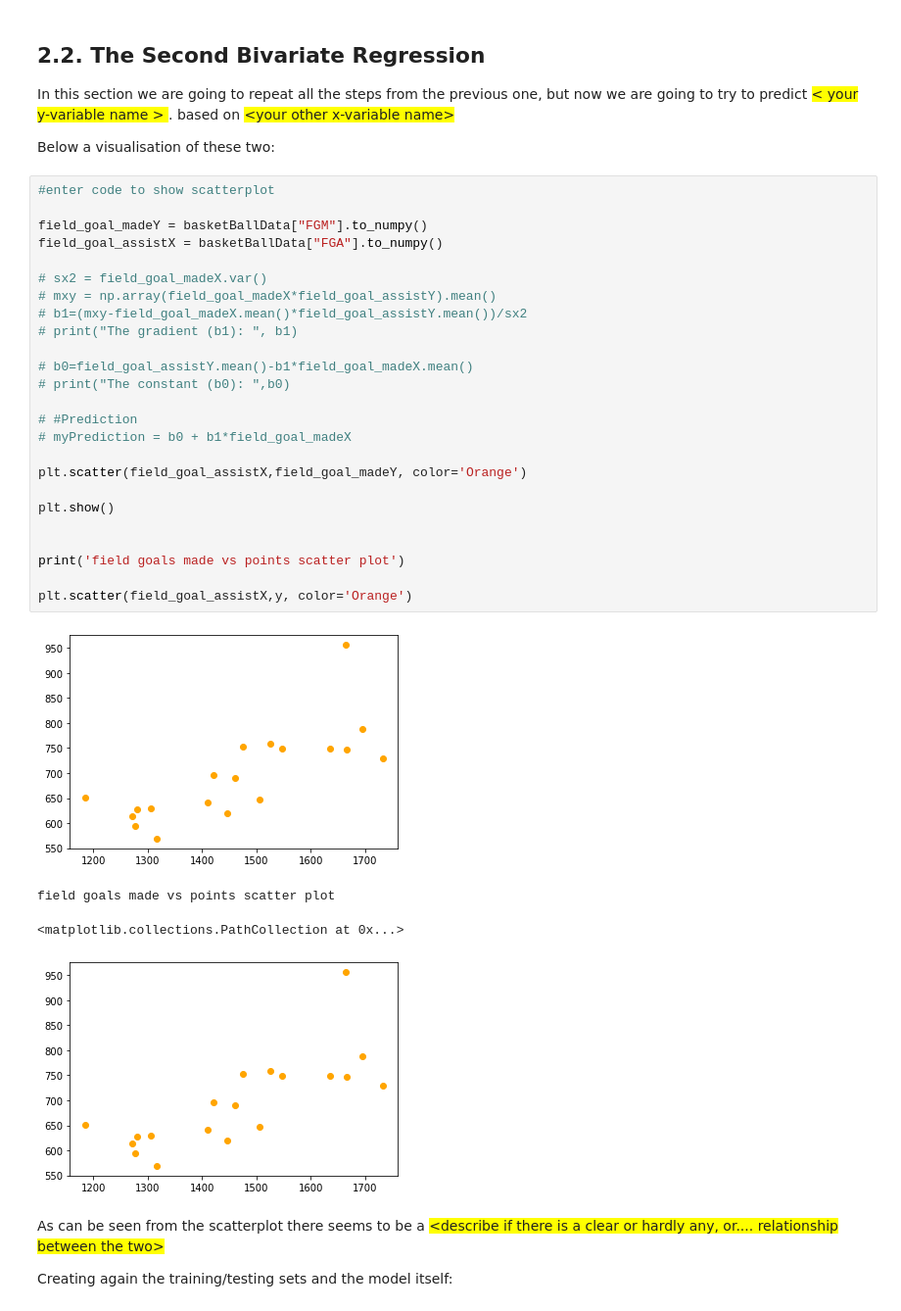
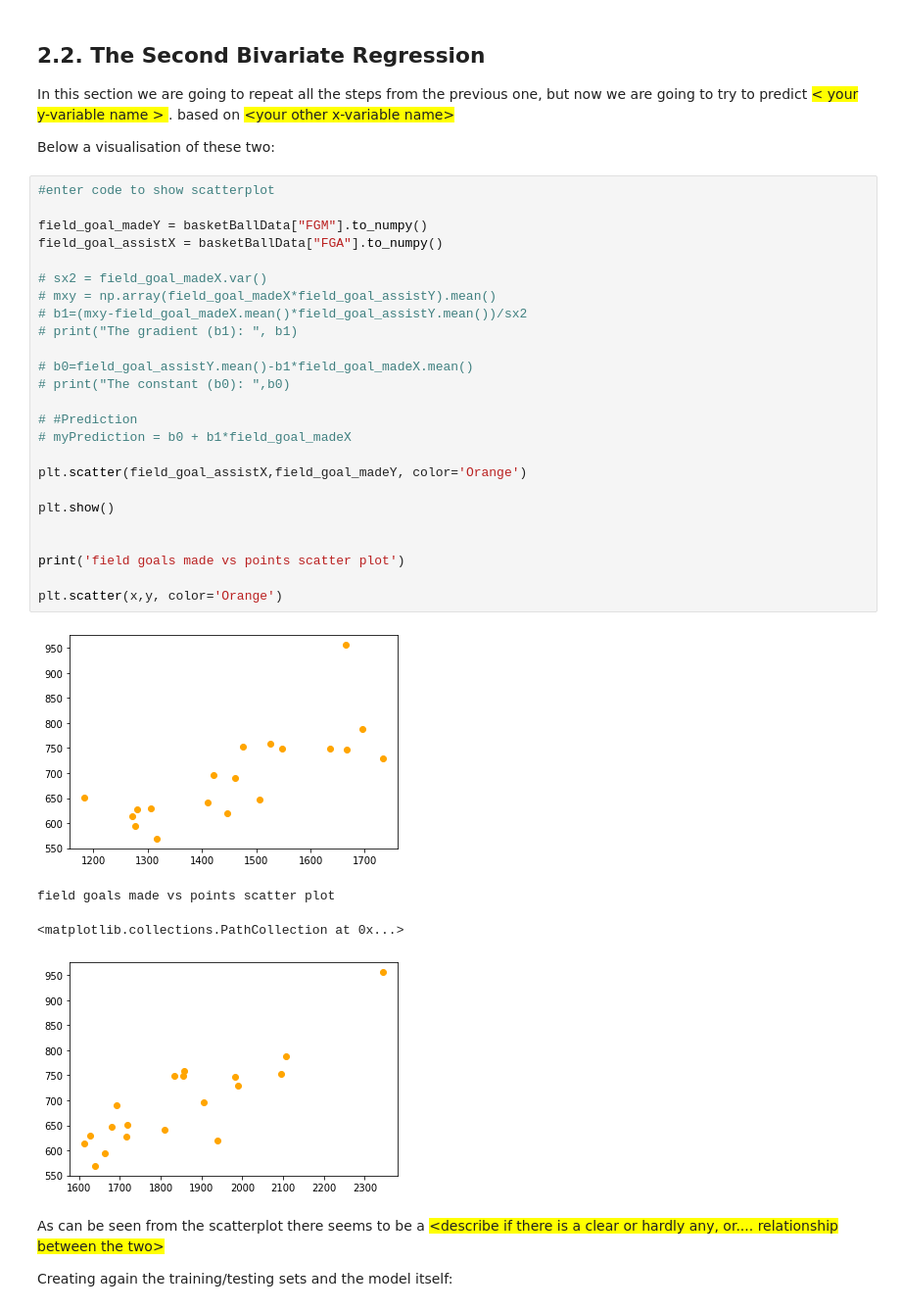
Before and after one commit to stephenpangga/Data-mining-and-statistics, a Jupyter notebook: Week 4/try-assignment/DMS - S4 - Assignment 1 - Template.ipynb, the cells around one changed output. Shown at 98% size. Saved outputs shown, nothing was run; the diff lists cells and outputs as text.

```diff
--- a/Week 4/try-assignment/DMS - S4 - Assignment 1 - Template.ipynb
+++ b/Week 4/try-assignment/DMS - S4 - Assignment 1 - Template.ipynb
@@ -238,33 +238,33 @@ Below a visualisation of these two:
 # %%
 #enter code to show scatterplot
 
 field_goal_madeY = basketBallData["FGM"].to_numpy()
 field_goal_assistX = basketBallData["FGA"].to_numpy()
 
 # sx2 = field_goal_madeX.var()
 # mxy = np.array(field_goal_madeX*field_goal_assistY).mean()
 # b1=(mxy-field_goal_madeX.mean()*field_goal_assistY.mean())/sx2
 # print("The gradient (b1): ", b1)
 
 # b0=field_goal_assistY.mean()-b1*field_goal_madeX.mean()
 # print("The constant (b0): ",b0)
 
 # #Prediction
 # myPrediction = b0 + b1*field_goal_madeX
 
 plt.scatter(field_goal_assistX,field_goal_madeY, color='Orange')
 
 plt.show()
 
 
 print('field goals made vs points scatter plot')
 
-plt.scatter(field_goal_assistX,y, color='Orange')
+plt.scatter(x,y, color='Orange')
 # %% [output]
 [figure]
 field goals made vs points scatter plot
 <matplotlib.collections.PathCollection at 0x...>
-[figure, old version]
+[figure, new version]
 # %% [markdown]
 As can be seen from the scatterplot there seems to be a <span style='background:yellow'>\<describe if there is a clear or hardly any, or.... relationship between the two\></span>
 
```
Also changed, not shown: parts of 6 cells of this notebook.
